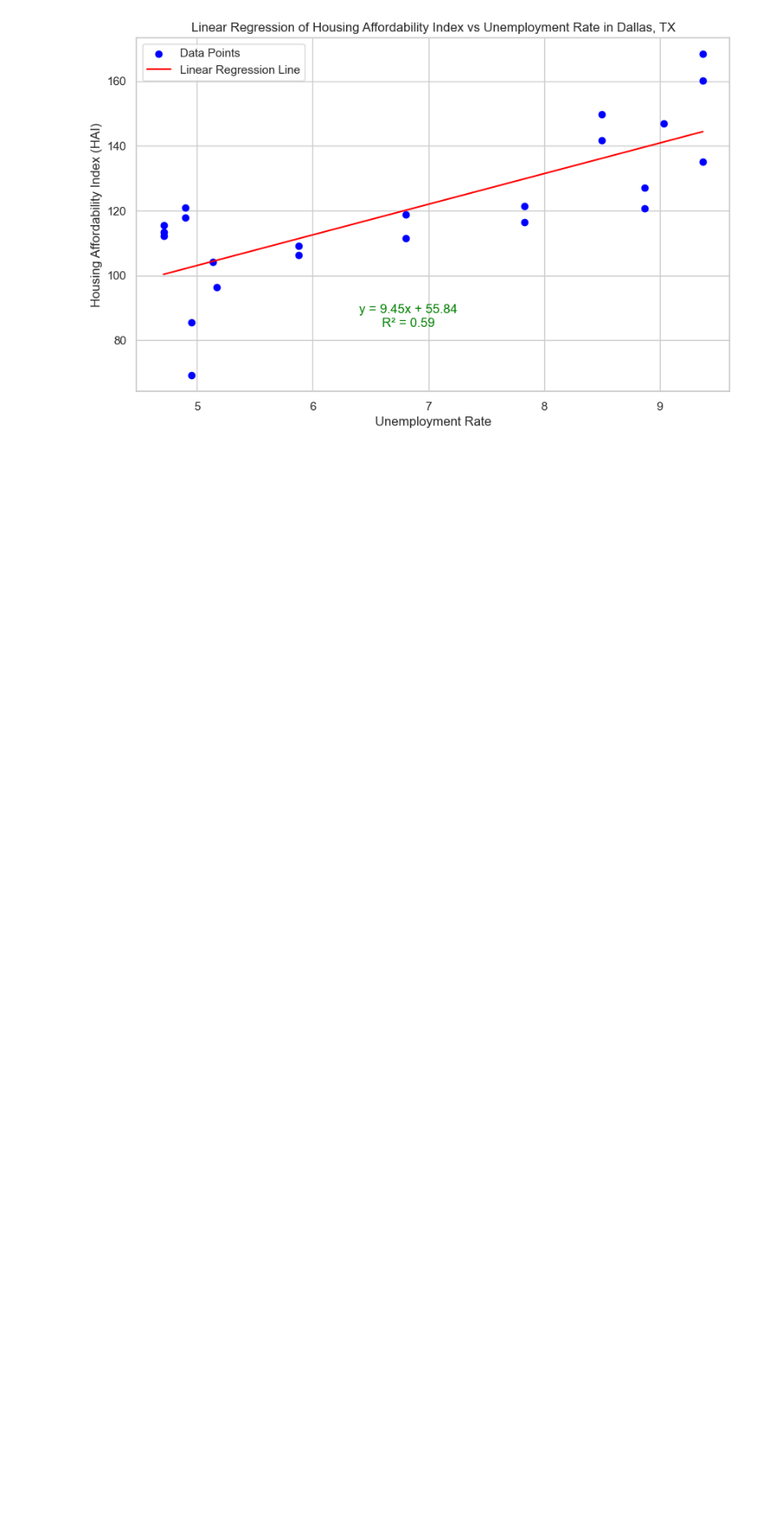
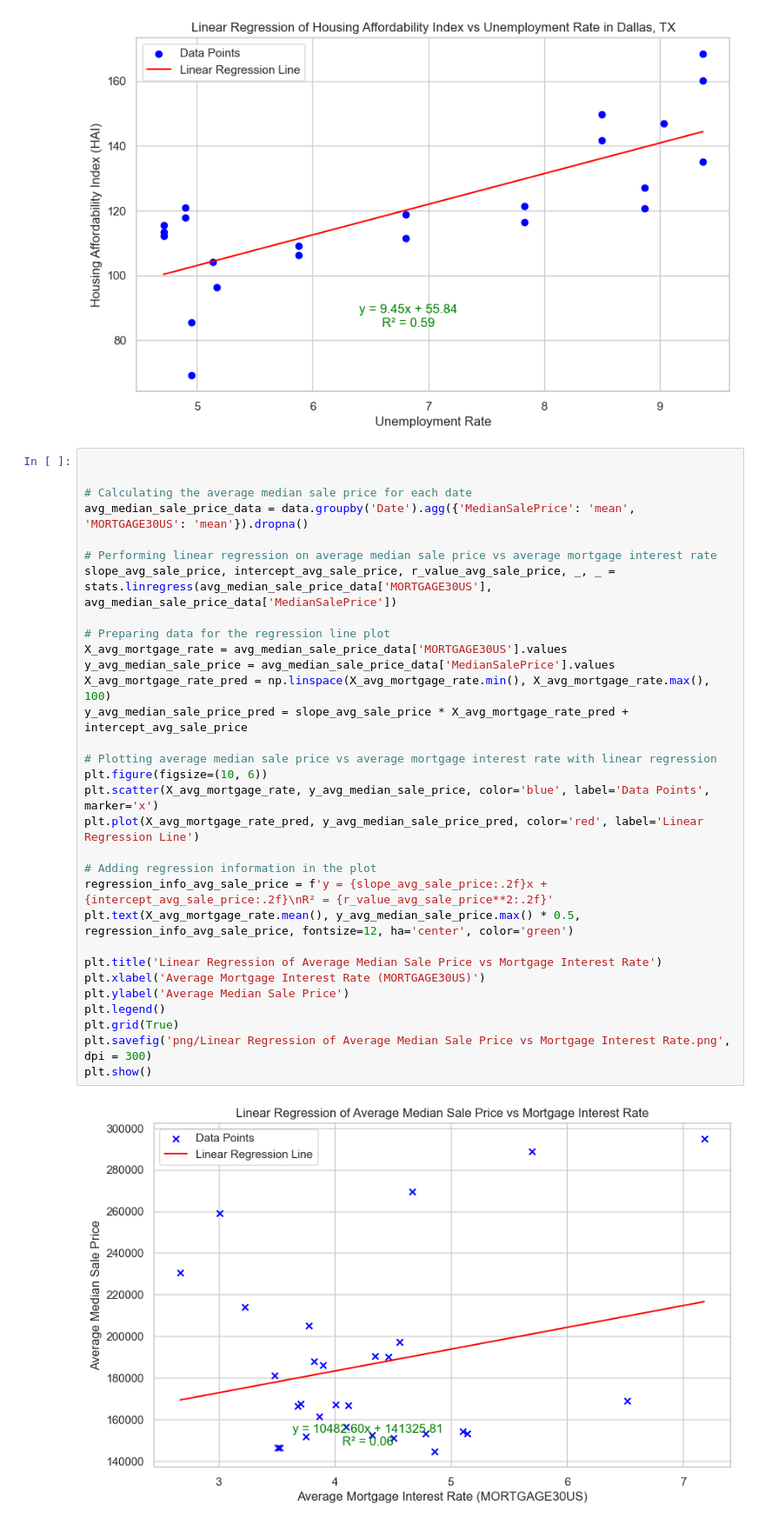
Before and after one commit to Ishicka/The-Seven, a Jupyter notebook: sam-plot_data.ipynb, the cells around one changed output. Shown at 87% size. Saved outputs shown, nothing was run; the diff lists cells and outputs as text; blank space fills up the shorter version.

```diff
--- a/sam-plot_data.ipynb
+++ b/sam-plot_data.ipynb
@@ -405,3 +405,36 @@ plt.savefig('png/Linear Regression of Housing Affordability Index vs Unemploymen
 plt.show()
 # %% [output]
 [figure]
+# %%
+
+
+# Calculating the average median sale price for each date
+avg_median_sale_price_data = data.groupby('Date').agg({'MedianSalePrice': 'mean', 'MORTGAGE30US': 'mean'}).dropna()
+
+# Performing linear regression on average median sale price vs average mortgage interest rate
+slope_avg_sale_price, intercept_avg_sale_price, r_value_avg_sale_price, _, _ = stats.linregress(avg_median_sale_price_data['MORTGAGE30US'], avg_median_sale_price_data['MedianSalePrice'])
+
+# Preparing data for the regression line plot
+X_avg_mortgage_rate = avg_median_sale_price_data['MORTGAGE30US'].values
+y_avg_median_sale_price = avg_median_sale_price_data['MedianSalePrice'].values
+X_avg_mortgage_rate_pred = np.linspace(X_avg_mortgage_rate.min(), X_avg_mortgage_rate.max(), 100)
+y_avg_median_sale_price_pred = slope_avg_sale_price * X_avg_mortgage_rate_pred + intercept_avg_sale_price
+
+# Plotting average median sale price vs average mortgage interest rate with linear regression
+plt.figure(figsize=(10, 6))
+plt.scatter(X_avg_mortgage_rate, y_avg_median_sale_price, color='blue', label='Data Points', marker='x')
+plt.plot(X_avg_mortgage_rate_pred, y_avg_median_sale_price_pred, color='red', label='Linear Regression Line')
+
+# Adding regression information in the plot
+regression_info_avg_sale_price = f'y = {slope_avg_sale_price:.2f}x + {intercept_avg_sale_price:.2f}\nR² = {r_value_avg_sale_price**2:.2f}'
+plt.text(X_avg_mortgage_rate.mean(), y_avg_median_sale_price.max() * 0.5, regression_info_avg_sale_price, fontsize=12, ha='center', color='green')
+
+plt.title('Linear Regression of Average Median Sale Price vs Mortgage Interest Rate')
+plt.xlabel('Average Mortgage Interest Rate (MORTGAGE30US)')
+plt.ylabel('Average Median Sale Price')
+plt.legend()
+plt.grid(True)
+plt.savefig('png/Linear Regression of Average Median Sale Price vs Mortgage Interest Rate.png', dpi = 300)
+plt.show()
+# %% [output]
+[figure, added]
```
Also changed, not shown: 1 other file.
